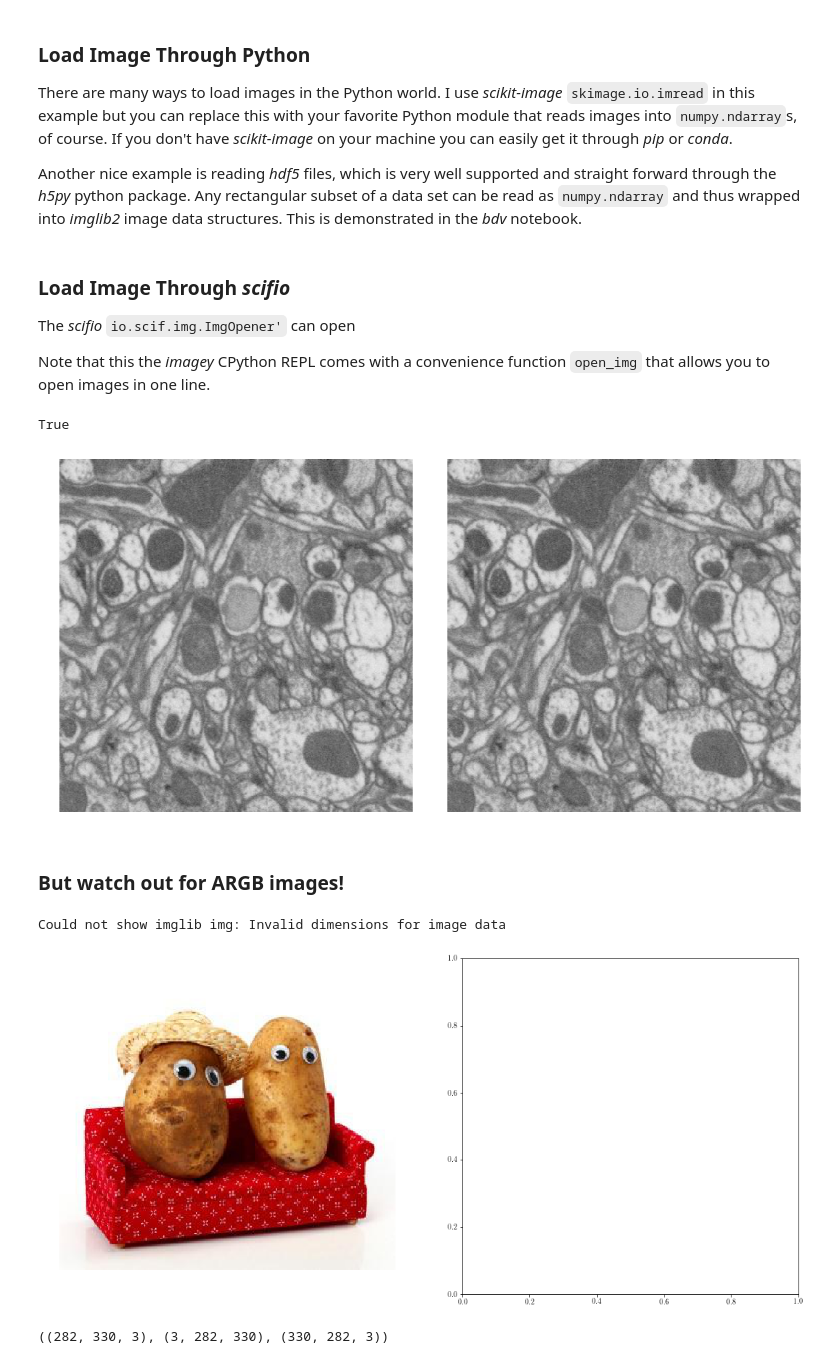
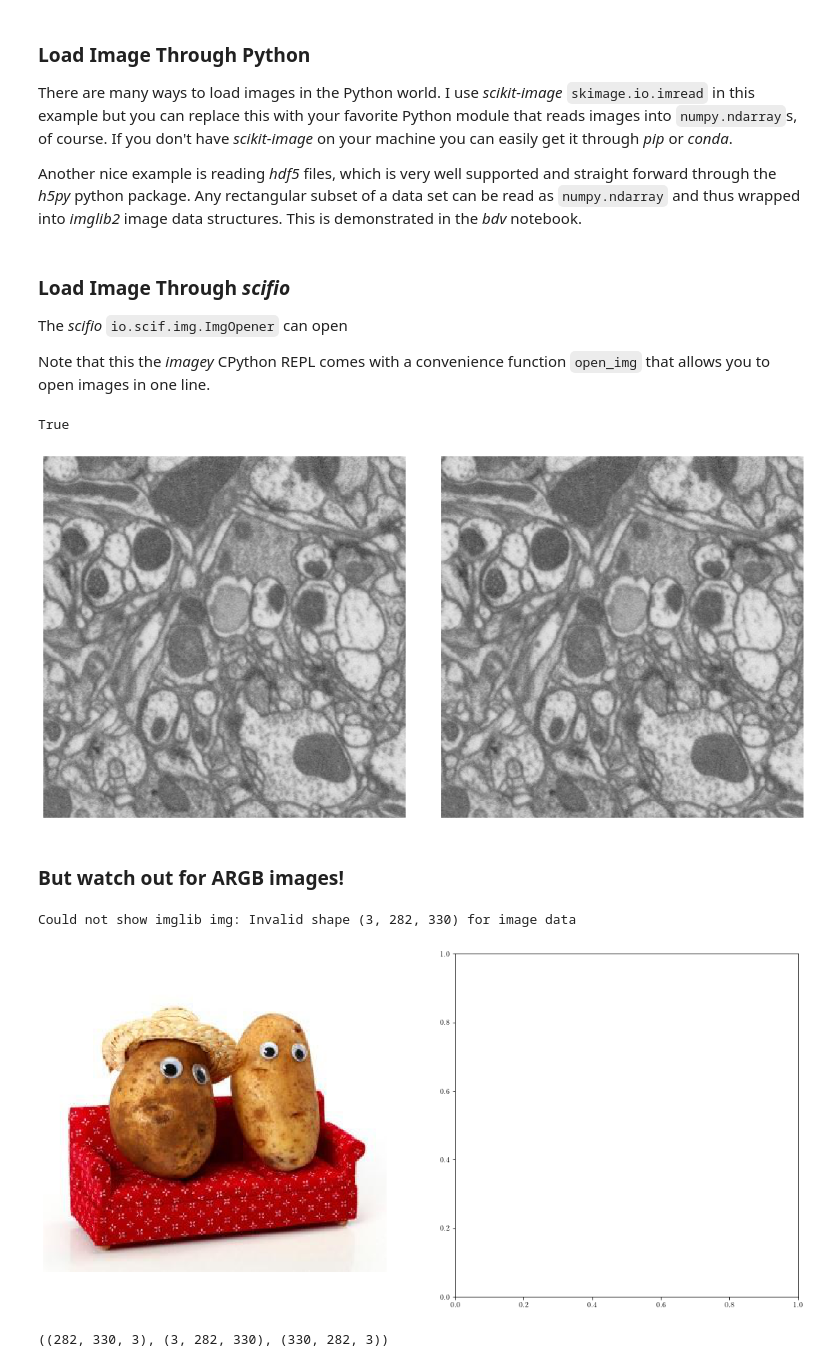
Before and after one commit to imglib/imglyb-learnathon, a Jupyter notebook: notebooks/basics/basics.ipynb, the cells around one changed output. Drawn from its saved outputs; the diff is of its cells as text; code cells hidden in the pictures.

```diff
--- a/notebooks/basics/basics.ipynb
+++ b/notebooks/basics/basics.ipynb
@@ -136,7 +105,7 @@ t            = autoclass( 'net.imglib2.type.numeric.ARGBType' )()
 
 # Exception handling and info
 try:
-    cast( 'net.imglib2.type.numeric.RealType', ArrayImgs.doubles( 1 ).cursor().get() ).getRealDouble()
+    cast( 'net.imglib2.type.numeric.real.DoubleType', ArrayImgs.doubles( 1 ).cursor().get() ).getRealDouble()
 except JavaException as e:
     print( "e.classname    -- {}".format( e.classname ) )
     print( "e.innermessage -- {}".format( e.innermessage ) )
@@ -287,18 +258,17 @@ url = 'https://github.com/hanslovsky/imglyb-learnathon/raw/master/notebooks/basi
 ndarray = skimage.io.imread( url )
 # %% [markdown]
 ### Load Image Through *scifio*
-The *scifio* `io.scif.img.ImgOpener'` can open
+The *scifio* `io.scif.img.ImgOpener` can open
 
 Note that this the *imagey* CPython REPL comes with a convenience function `open_img` that allows you to open images in one line.
 # %%
-Factory   = autoclass( 'net/imglib2/python/ArrayImgWithUnsafeStoreFactory'.replace( '/', '.' ) )
-factory   = cast( 'net.imglib2.img.ImgFactory', Factory() )
+Factory   = autoclass( 'net.imglib2.python.ArrayImgWithUnsafeStoreFactory' )
+factory   = cast( 'net.imglib2.img.ImgFactory', Factory( imglyb.types.UnsignedByteType() ) )
 
 ImgOpener = autoclass( 'io.scif.img.ImgOpener' )
 opener    = ImgOpener()
 
 img    = opener.openImgs( url, factory ).get( 0 )
-# img_np = ndarray
 img_np = imglyb.to_numpy( img.getImg() )
 
 print( np.all( img_np == ndarray ) )
@@ -317,30 +287,30 @@ plt.imshow( img_np, cmap = 'Greys_r', clim = ( 0, 256 ) )
 plt.axis( 'off' )
 plt.subplots_adjust( wspace=0.1 )
 # %% [output]
-[figure, old version]
+[figure, new version]
 # %% [markdown]
 ### But watch out for ARGB images!
 # %%
-url         = 'http://www.nerdtests.com/mq/testimages/167138_4f49b66c0cb4a87cc906.jpg'
-ndarray_rgb = skimage.io.imread( url )
-img_rgb     = opener.openImgs( url, factory ).get( 0 )
+argb_url    = 'https://www.nerdtests.com/mq/testimages/167138_4f49b66c0cb4a87cc906.jpg'
+ndarray_rgb = skimage.io.imread( argb_url )
+img_rgb     = opener.openImgs( argb_url, factory ).get( 0 )
 img_rgb_np  = imglyb.to_numpy( img_rgb.getImg() )
 
 try:
     %matplotlib inline
     fig = plt.figure( figsize=(18, 9 ) )
     plt.subplot( 1, 2, 1 )
     plt.imshow( ndarray_rgb )
     plt.axis( 'off' )
     plt.subplot( 1, 2, 2 )
     plt.imshow( img_rgb_np )
     plt.axis( 'off' )
     plt.subplots_adjust( wspace=0.1 )
 except TypeError as e:
     print( "Could not show imglib img: {}".format( e ) )
 # %% [output]
-Could not show imglib img: Invalid dimensions for image data
+Could not show imglib img: Invalid shape (3, 282, 330) for image data
-[figure, old version]
+[figure, new version]
 # %%
 ndarray_rgb.shape, img_rgb_np.shape, tuple( img_rgb.dimension( d ) for d in range( 3 ) )
 # %% [output]
```
Also changed, not shown: parts of 8 cells of this notebook.
